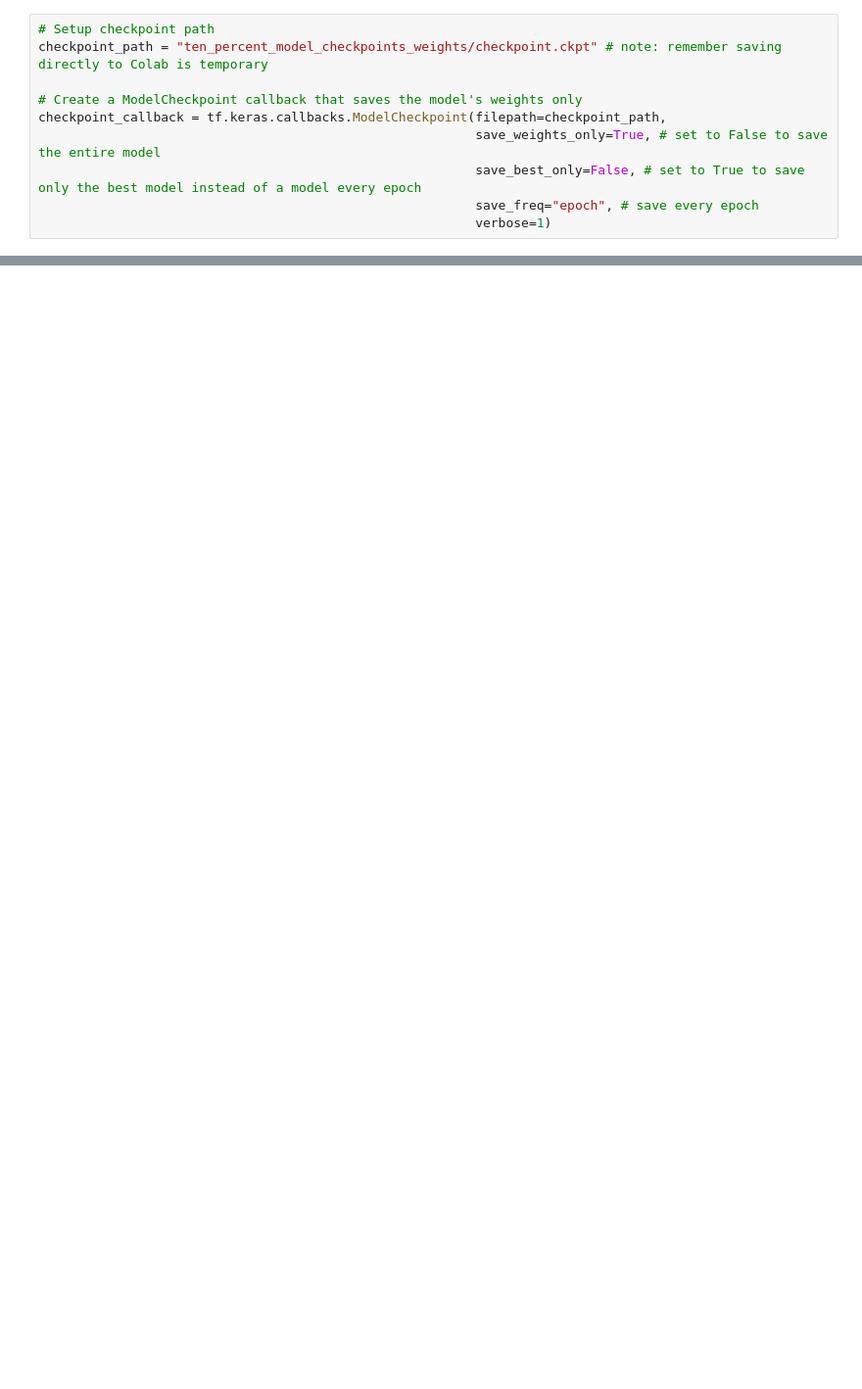
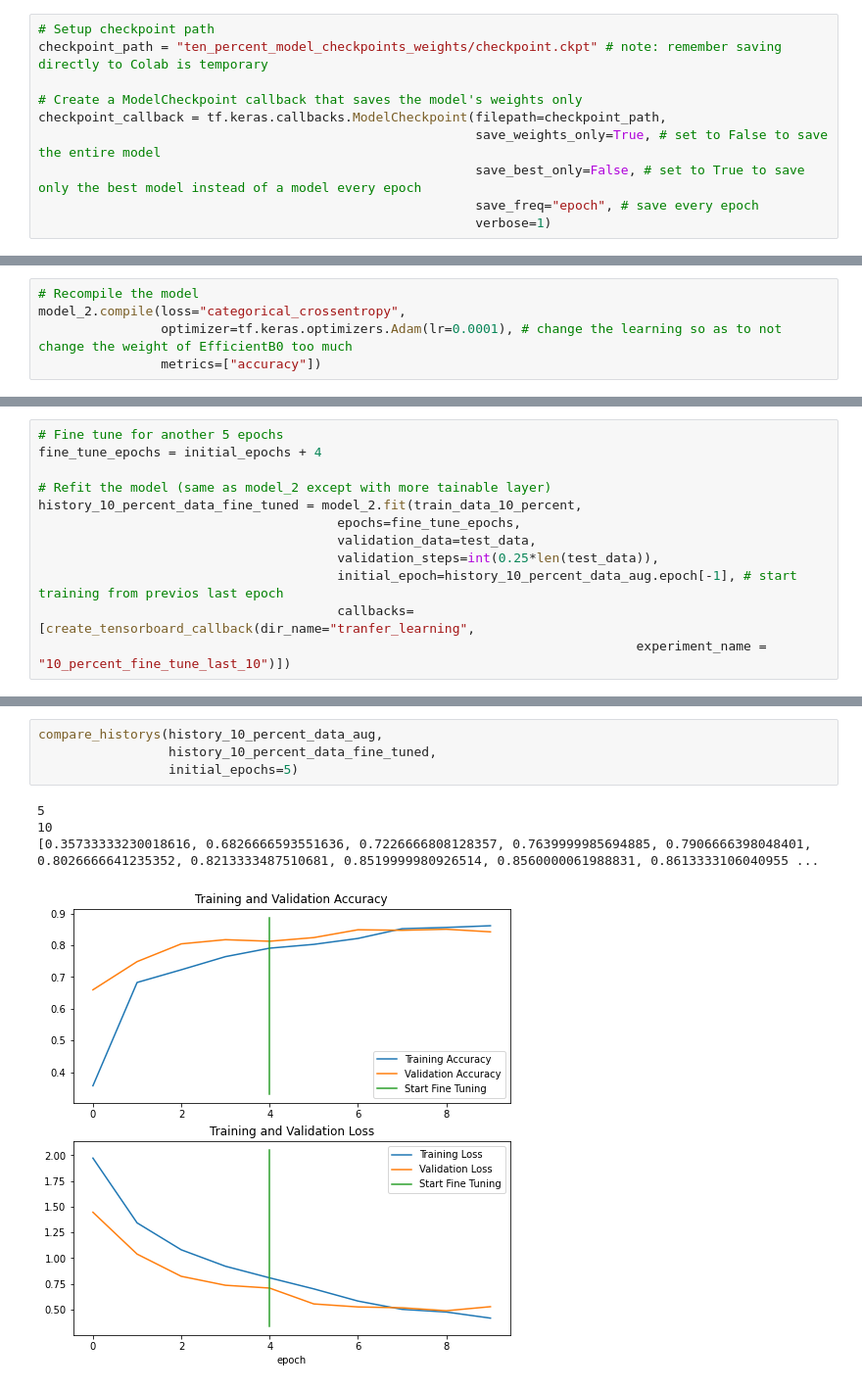
Before and after one commit to Kgs-Mathaba/TensorFlow_DC_ZTM, a Jupyter notebook: 05_transfer_learning_in_tensorflow_part_2_fine_tuning.ipynb, the cells around one changed output, grey strips where cells are left out. Shown at 98% size. Drawn from its saved outputs; the diff is of its cells as text; blank space fills up the shorter version.

```diff
--- a/05_transfer_learning_in_tensorflow_part_2_fine_tuning.ipynb
+++ b/05_transfer_learning_in_tensorflow_part_2_fine_tuning.ipynb
@@ -620,0 +757,5 @@ plot_loss_curve(history_10_percent_data_aug)
+# %%
+# Recompile the model
+model_2.compile(loss="categorical_crossentropy",
+                optimizer=tf.keras.optimizers.Adam(lr=0.0001), # change the learning so as to not change the weight of EfficientB0 too much
+                metrics=["accuracy"])
@@ -620,0 +788,12 @@ plot_loss_curve(history_10_percent_data_aug)
+# %%
+# Fine tune for another 5 epochs
+fine_tune_epochs = initial_epochs + 4
+
+# Refit the model (same as model_2 except with more tainable layer)
+history_10_percent_data_fine_tuned = model_2.fit(train_data_10_percent,
+                                       epochs=fine_tune_epochs,
+                                       validation_data=test_data,
+                                       validation_steps=int(0.25*len(test_data)),
+                                       initial_epoch=history_10_percent_data_aug.epoch[-1], # start training from previos last epoch
+                                       callbacks=[create_tensorboard_callback(dir_name="tranfer_learning",
+                                                                              experiment_name = "10_percent_fine_tune_last_10")])
@@ -620,0 +874,9 @@ plot_loss_curve(history_10_percent_data_aug)
+# %%
+compare_historys(history_10_percent_data_aug,
+                 history_10_percent_data_fine_tuned,
+                 initial_epochs=5)
+# %% [output]
+5
+10
+[0.35733333230018616, 0.6826666593551636, 0.7226666808128357, 0.7639999985694885, 0.7906666398048401, 0.8026666641235352, 0.8213333487510681, 0.8519999980926514, 0.8560000061988831, 0.8613333106040955 ...
+[figure, added]
```
Also changed, not shown: parts of 56 cells of this notebook.
